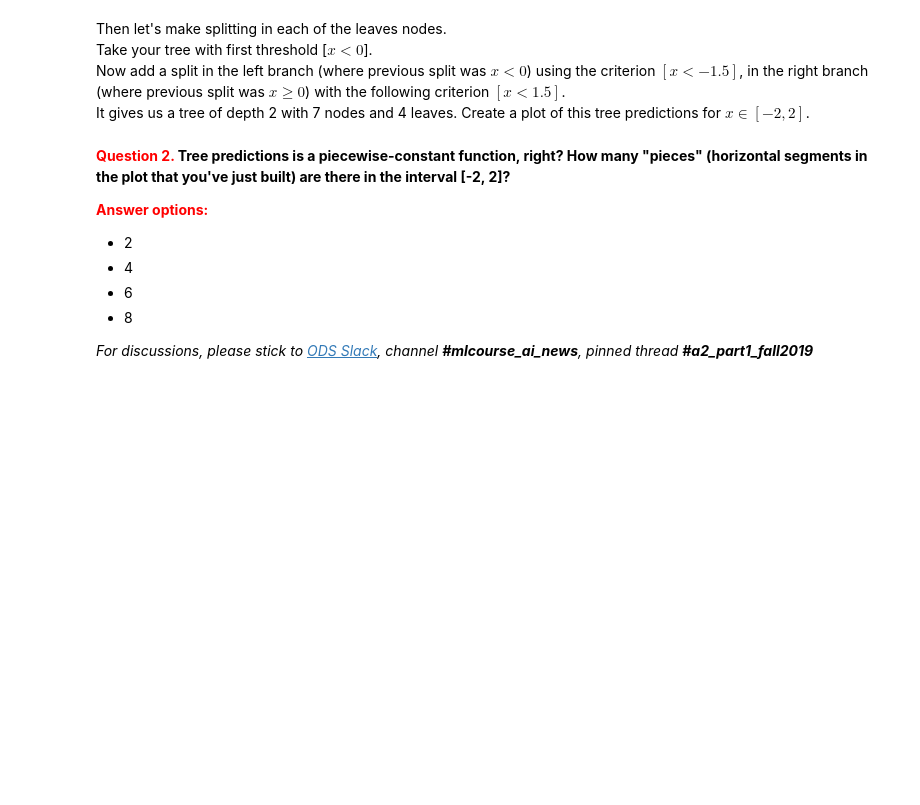
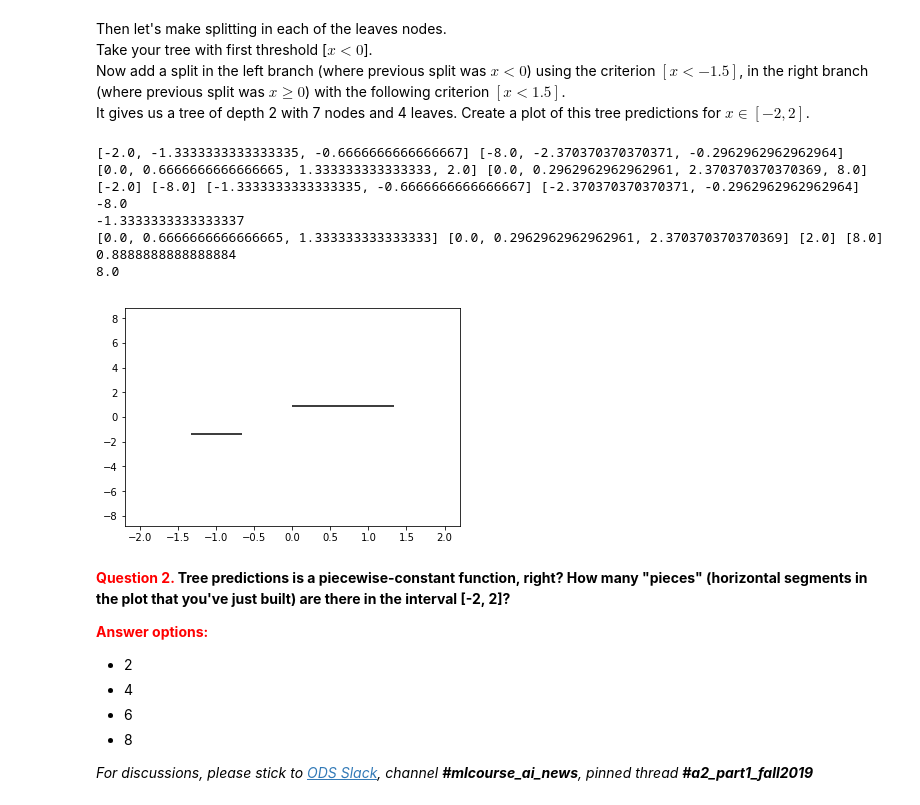
Before and after one commit to bukashu/mlcourse.ai, a Jupyter notebook: jupyter_english/assignments_fall2019/assignment2_part1_decision_trees.ipynb, the cells around one changed output. Saved outputs shown, nothing was run; the diff lists cells and outputs as text; code cells hidden in the pictures; blank space fills up the shorter version.

```diff
--- a/jupyter_english/assignments_fall2019/assignment2_part1_decision_trees.ipynb
+++ b/jupyter_english/assignments_fall2019/assignment2_part1_decision_trees.ipynb
@@ -116,3 +169,16 @@ Then let's make splitting in each of the leaves nodes.
+# %%
+# You code here
+T = [-1.5,0,1.5]
+internal_leaf (X,y,T)
+# %% [output]
+[-2.0, -1.3333333333333335, -0.6666666666666667] [-8.0, -2.370370370370371, -0.2962962962962964] [0.0, 0.6666666666666665, 1.333333333333333, 2.0] [0.0, 0.2962962962962961, 2.370370370370369, 8.0]
+[-2.0] [-8.0] [-1.3333333333333335, -0.6666666666666667] [-2.370370370370371, -0.2962962962962964]
+-8.0
+-1.3333333333333337
+[0.0, 0.6666666666666665, 1.333333333333333] [0.0, 0.2962962962962961, 2.370370370370369] [2.0] [8.0]
+0.8888888888888884
+8.0
+[figure, added]
 # %% [markdown]
 **<font color='red'>Question 2.</font> Tree predictions is a piecewise-constant function, right? How many "pieces" (horizontal segments in the plot that you've just built) are there in the interval [-2, 2]?**
 
```
Also changed, not shown: parts of 15 cells of this notebook, 1 other file.
